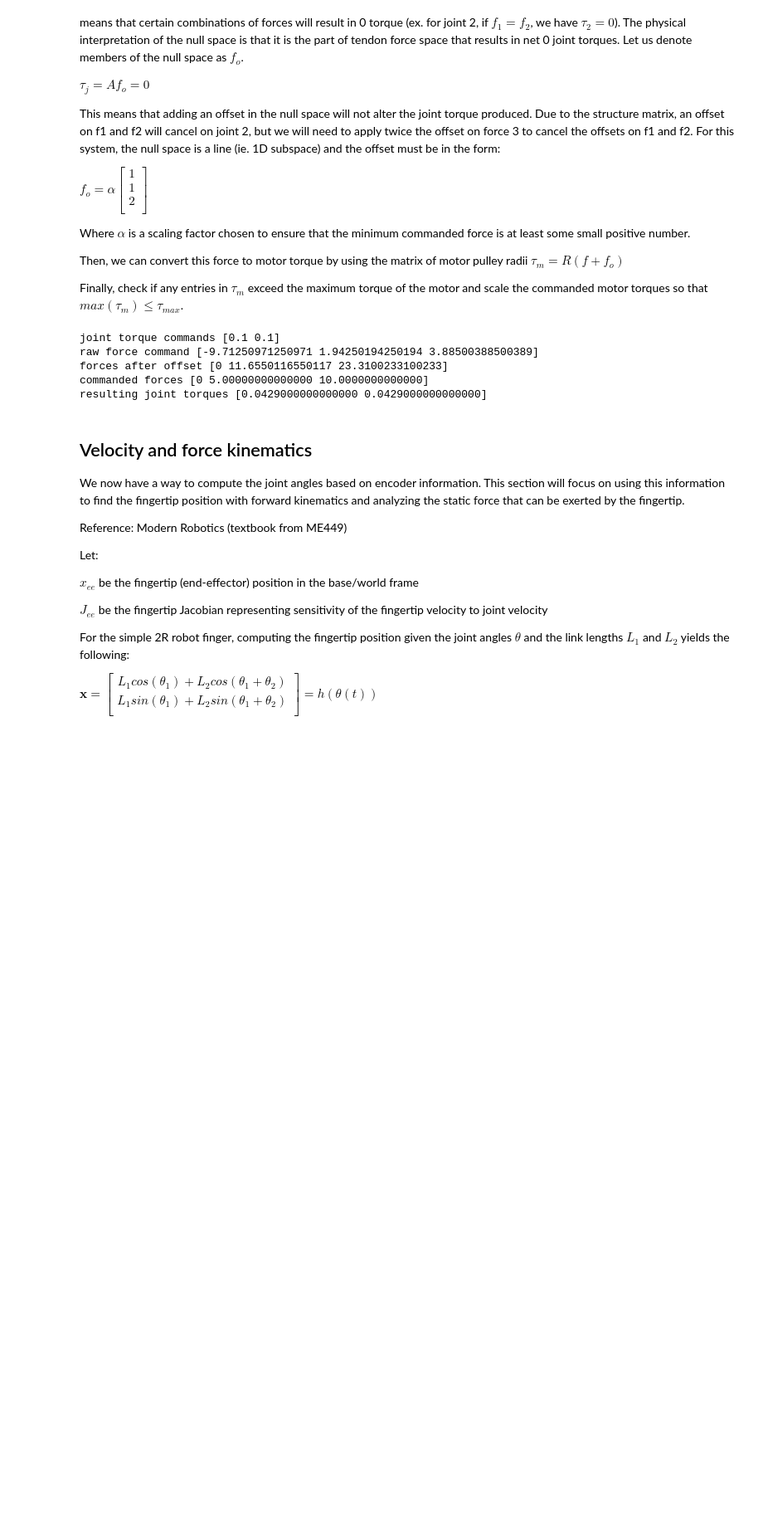
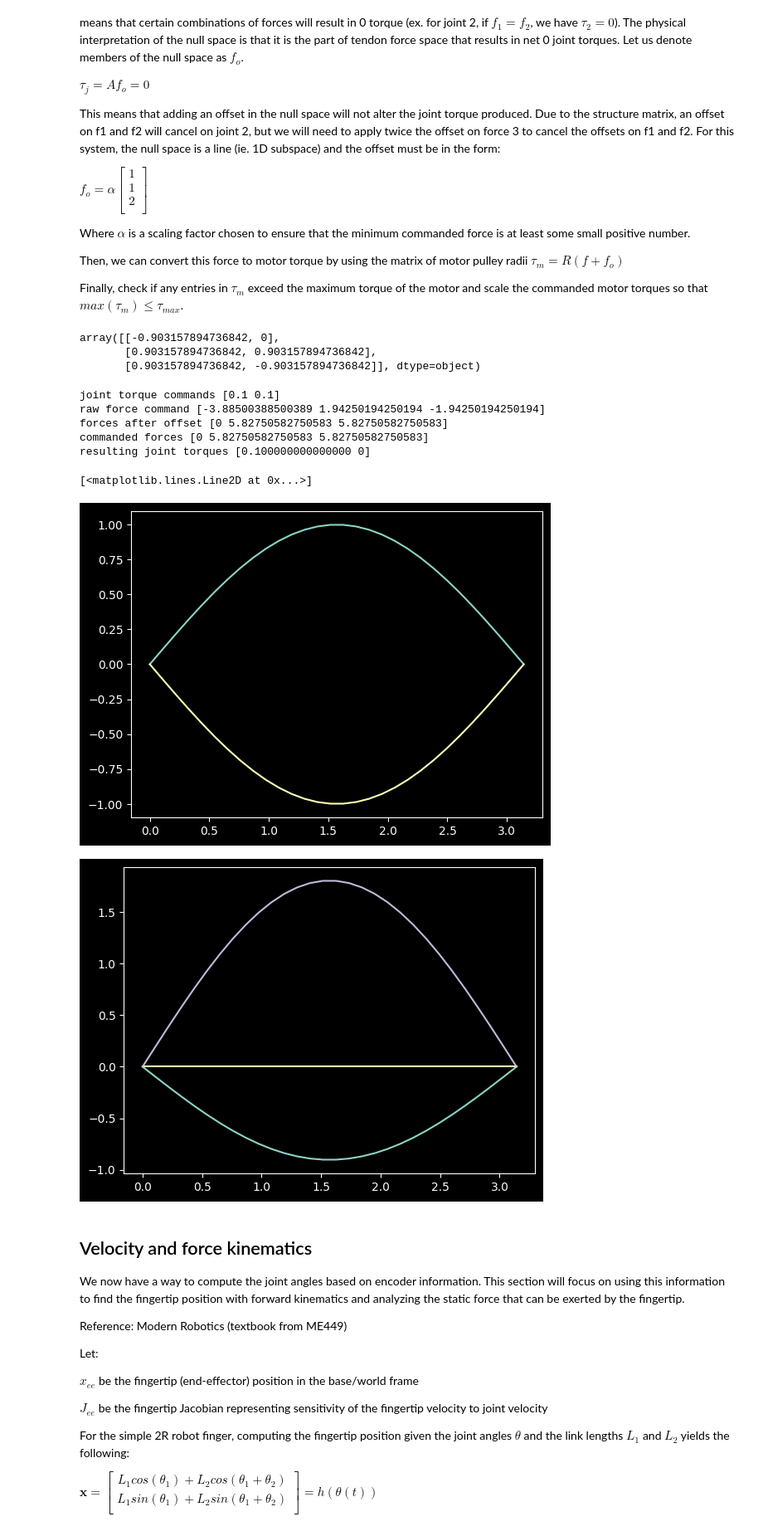
Before and after one commit to NU-RDS/nplus1_workspace, a Jupyter notebook: testbench_calcs.ipynb, the cells around one changed output. Shown: that part at 83% size. Cells and saved outputs as stored; diff of their text form; code cells hidden in the pictures; blank space fills up the shorter version.

```diff
--- a/testbench_calcs.ipynb
+++ b/testbench_calcs.ipynb
@@ -98,18 +98,23 @@ $
 **Note that the pinv() function in sympy doesn't give us the $A^\dag$ that we want
 # %%
 #structure matrix
-A = sym.Matrix([[-R_p, -R_p, R_p],
-                [-R_p, R_p, 0]])
+A = sym.Matrix([[-R_p, R_p, R_p],
+                [0, R_p, -R_p]])
 
-Atpinv = sym.Matrix([[-1/(3*R_p), -1/(3*R_p), 1/(3*R_p)],
-                    [-1/(2*R_p), 1/(2*R_p), 0]])
+Atpinv = sym.Matrix([[-1/(3*R_p), 1/(3*R_p), 1/(3*R_p)],
+                [0, 1/(2*R_p), -1/(2*R_p)]])
 
-Apinv = Atpinv.T
+Apinv = sym.Matrix([[-1/3, 0],
+                    [-1/3, 1/2],
+                    [1/3, -1/2]]) / R_p
+
+
+display(Atpinv @ A.T)
 
 # A = sym.Matrix([[R_p, R_p, -R_p],
 #                 [0, R_p, -R_p]])
 
-R = sym.eye(3) * R_m #motor shaft matrix
+R = sym.eye(3) * R_m #motor pulley matrix
 
 #transmission jacobian
 T = Atpinv * R
@@ -227,6 +263,13 @@ $
 $
 
 Finally, check if any entries in $\tau_m$ exceed the maximum torque of the motor and scale the commanded motor torques so that $max(\tau_m) \le \tau_{max}$.
+# %%
+npT_jm = npRinv @ npA.T
+display(npT_jm) #joint angles -> motor angles
+# %% [output]
+array([[-0.903157894736842, 0],
+       [0.903157894736842, 0.903157894736842],
+       [0.903157894736842, -0.903157894736842]], dtype=object)
 # %%
 #Example for force adjustment procedure
 
@@ -269,10 +312,37 @@ print('commanded forces', f_out)
 print('resulting joint torques', npA @ f_out)
 # %% [output]
 joint torque commands [0.1 0.1]
-raw force command [-9.71250971250971 1.94250194250194 3.88500388500389]
-forces after offset [0 11.6550116550117 23.3100233100233]
-commanded forces [0 5.00000000000000 10.0000000000000]
-resulting joint torques [0.0429000000000000 0.0429000000000000]
+raw force command [-3.88500388500389 1.94250194250194 -1.94250194250194]
+forces after offset [0 5.82750582750583 5.82750582750583]
+commanded forces [0 5.82750582750583 5.82750582750583]
+resulting joint torques [0.100000000000000 0]
+# %%
+#try position control instead of torque control
+t_vec = np.linspace(0,np.pi,30)
+th1_vec = np.sin(t_vec)
+th2_vec = np.sin(t_vec-np.pi)
+
+th_mat = np.empty((2, t_vec.shape[0]))
+th_mat[0,:] = th1_vec
+th_mat[1,:] = th2_vec
+
+phi_mat = np.empty((3, t_vec.shape[0]))
+
+for i,t in enumerate(t_vec):
+    phi_mat[:,i] = npRinv @ npA.T @ th_mat[:, i]
+
+plt.figure()
+plt.plot(t_vec, th_mat[0])
+plt.plot(t_vec, th_mat[1])
+
+plt.figure()
+plt.plot(t_vec, phi_mat[0])
+plt.plot(t_vec, phi_mat[1])
+plt.plot(t_vec, phi_mat[2])
+# %% [output]
+[<matplotlib.lines.Line2D at 0x...>]
+[figure, added]
+[figure, added]
 # %% [markdown]
 ## Velocity and force kinematics
 
```
Also changed, not shown: parts of 16 cells of this notebook.
